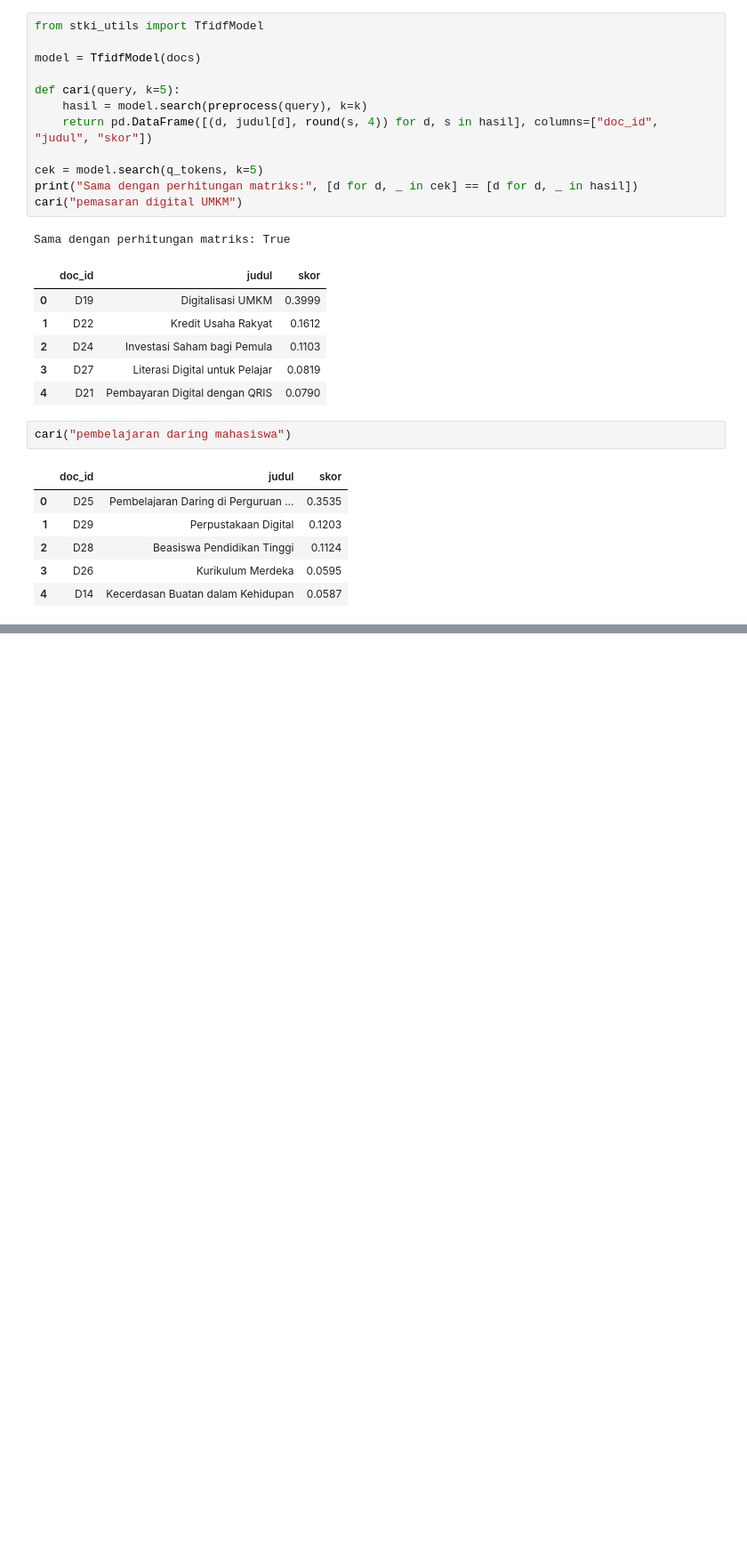
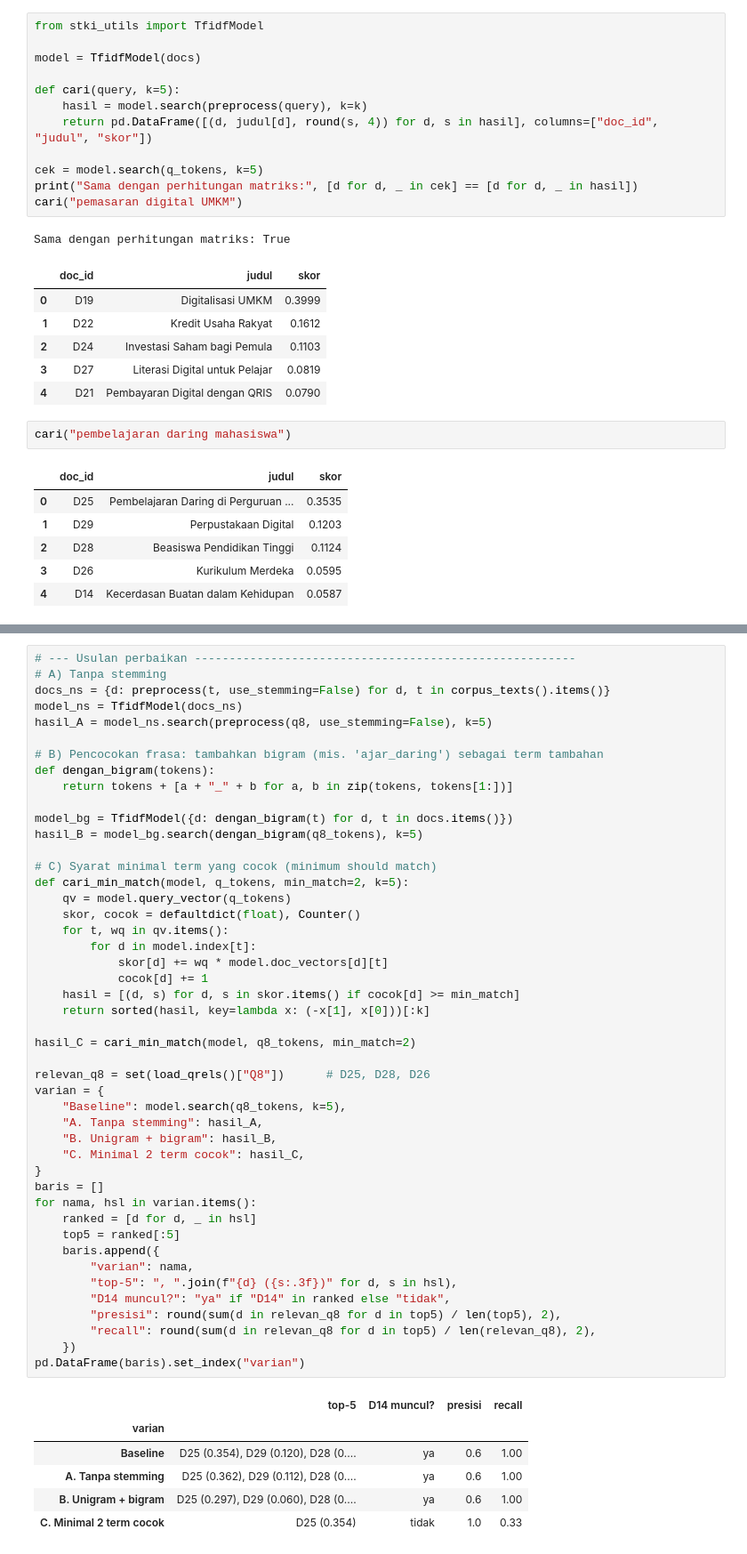
Before and after one commit to uccuuu/Project-STKI, a Jupyter notebook: notebooks/04_vsm_tfidf.ipynb, the cells around one changed output, grey strips where cells are left out. Shown at 89% size. Cells and saved outputs as stored; diff of their text form; blank space fills up the shorter version.

```diff
--- a/notebooks/04_vsm_tfidf.ipynb
+++ b/notebooks/04_vsm_tfidf.ipynb
@@ -154,0 +344,53 @@ cari("pembelajaran daring mahasiswa")
+# %%
+# --- Usulan perbaikan -------------------------------------------------------
+# A) Tanpa stemming
+docs_ns = {d: preprocess(t, use_stemming=False) for d, t in corpus_texts().items()}
+model_ns = TfidfModel(docs_ns)
+hasil_A = model_ns.search(preprocess(q8, use_stemming=False), k=5)
+
+# B) Pencocokan frasa: tambahkan bigram (mis. 'ajar_daring') sebagai term tambahan
+def dengan_bigram(tokens):
+    return tokens + [a + "_" + b for a, b in zip(tokens, tokens[1:])]
+
+model_bg = TfidfModel({d: dengan_bigram(t) for d, t in docs.items()})
+hasil_B = model_bg.search(dengan_bigram(q8_tokens), k=5)
+
+# C) Syarat minimal term yang cocok (minimum should match)
+def cari_min_match(model, q_tokens, min_match=2, k=5):
+    qv = model.query_vector(q_tokens)
+    skor, cocok = defaultdict(float), Counter()
+    for t, wq in qv.items():
+        for d in model.index[t]:
+            skor[d] += wq * model.doc_vectors[d][t]
+            cocok[d] += 1
+    hasil = [(d, s) for d, s in skor.items() if cocok[d] >= min_match]
+    return sorted(hasil, key=lambda x: (-x[1], x[0]))[:k]
+
+hasil_C = cari_min_match(model, q8_tokens, min_match=2)
+
+relevan_q8 = set(load_qrels()["Q8"])      # D25, D28, D26
+varian = {
+    "Baseline": model.search(q8_tokens, k=5),
+    "A. Tanpa stemming": hasil_A,
+    "B. Unigram + bigram": hasil_B,
+    "C. Minimal 2 term cocok": hasil_C,
+}
+baris = []
+for nama, hsl in varian.items():
+    ranked = [d for d, _ in hsl]
+    top5 = ranked[:5]
+    baris.append({
+        "varian": nama,
+        "top-5": ", ".join(f"{d} ({s:.3f})" for d, s in hsl),
+        "D14 muncul?": "ya" if "D14" in ranked else "tidak",
+        "presisi": round(sum(d in relevan_q8 for d in top5) / len(top5), 2),
+        "recall": round(sum(d in relevan_q8 for d in top5) / len(relevan_q8), 2),
+    })
+pd.DataFrame(baris).set_index("varian")
+# %% [output]
+|  | top-5 | D14 muncul? | presisi | recall |
+| varian |  |  |  |  |
+| Baseline | D25 (0.354), D29 (0.120), D28 (0.... | ya | 0.6 | 1.00 |
+| A. Tanpa stemming | D25 (0.362), D29 (0.112), D28 (0.... | ya | 0.6 | 1.00 |
+| B. Unigram + bigram | D25 (0.297), D29 (0.060), D28 (0.... | ya | 0.6 | 1.00 |
+| C. Minimal 2 term cocok | D25 (0.354) | tidak | 1.0 | 0.33 |
```
Also changed, not shown: parts of 16 cells of this notebook.
